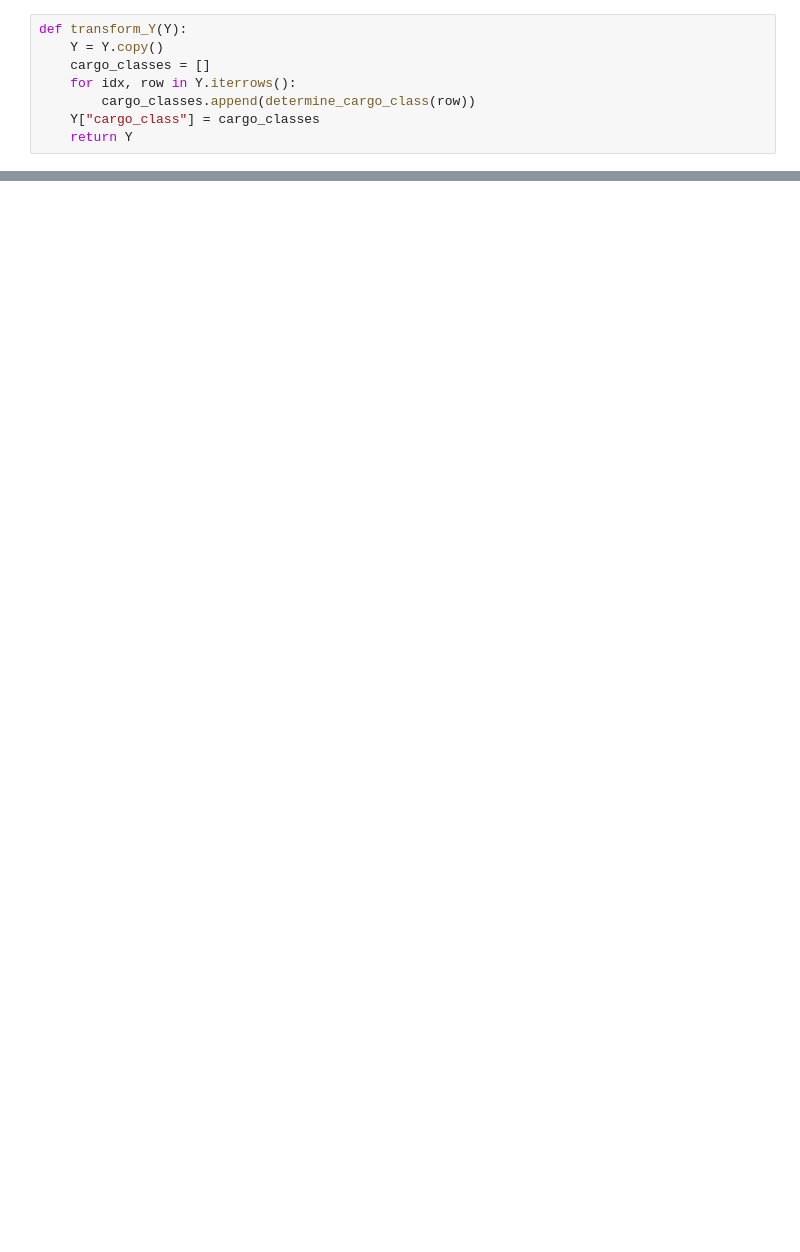
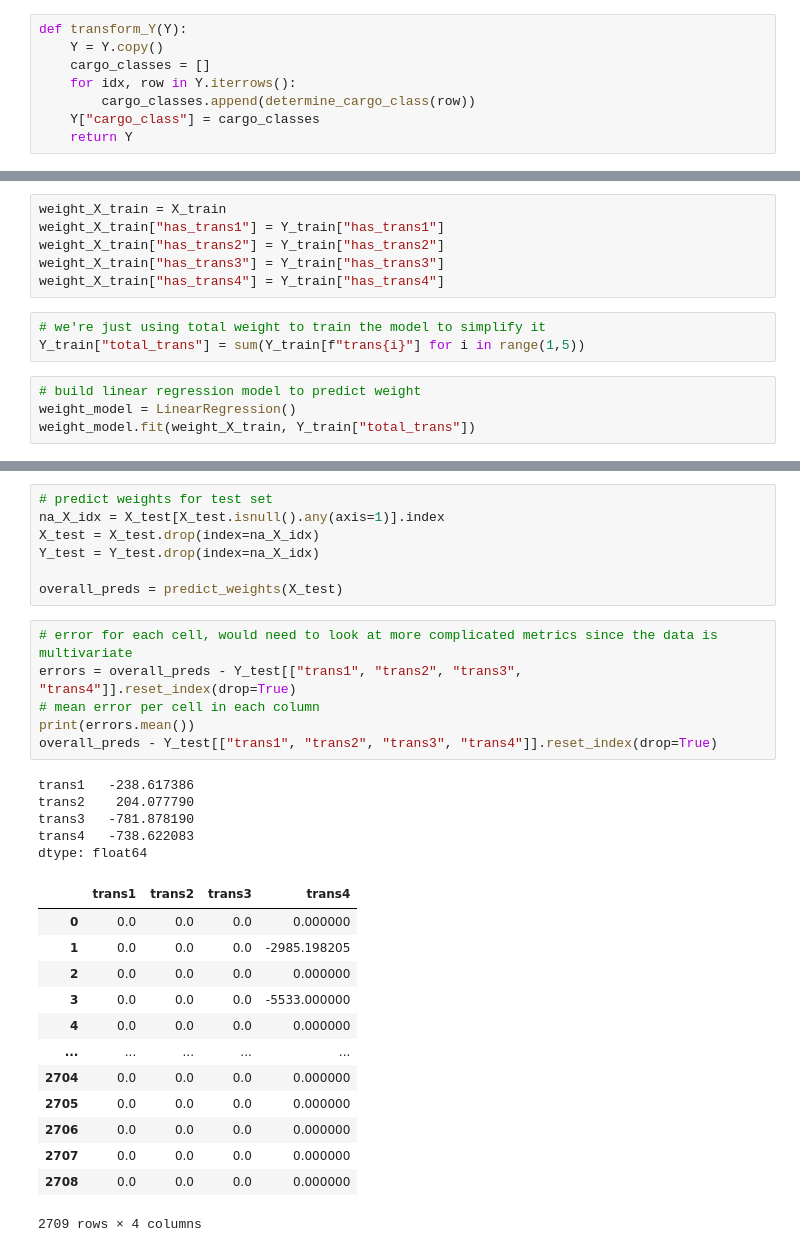
Before and after one commit to nicholashanoian/widgetbrain-transships, a Jupyter notebook: widgetbrain-transships.ipynb, the cells around one changed output, grey strips where cells are left out. Drawn from its saved outputs; the diff is of its cells as text; blank space fills up the shorter version.

```diff
--- a/widgetbrain-transships.ipynb
+++ b/widgetbrain-transships.ipynb
@@ -250,0 +275,13 @@ Y_train["total_trans"] =
+# %%
+weight_X_train = X_train
+weight_X_train["has_trans1"] = Y_train["has_trans1"]
+weight_X_train["has_trans2"] = Y_train["has_trans2"]
+weight_X_train["has_trans3"] = Y_train["has_trans3"]
+weight_X_train["has_trans4"] = Y_train["has_trans4"]
+# %%
+# we're just using total weight to train the model to simplify it
+Y_train["total_trans"] = sum(Y_train[f"trans{i}"] for i in range(1,5))
+# %%
+# build linear regression model to predict weight
+weight_model = LinearRegression()
+weight_model.fit(weight_X_train, Y_train["total_trans"])
@@ -250,0 +372,32 @@ Y_train["total_trans"] =
+# %%
+# predict weights for test set
+na_X_idx = X_test[X_test.isnull().any(axis=1)].index
+X_test = X_test.drop(index=na_X_idx)
+Y_test = Y_test.drop(index=na_X_idx)
+
+overall_preds = predict_weights(X_test)
+# %%
+# error for each cell, would need to look at more complicated metrics since the data is multivariate
+errors = overall_preds - Y_test[["trans1", "trans2", "trans3", "trans4"]].reset_index(drop=True)
+# mean error per cell in each column
+print(errors.mean())
+overall_preds - Y_test[["trans1", "trans2", "trans3", "trans4"]].reset_index(drop=True)
+# %% [output]
+trans1   -238.617386
+trans2    204.077790
+trans3   -781.878190
+trans4   -738.622083
+dtype: float64
+|  | trans1 | trans2 | trans3 | trans4 |
+| 0 | 0.0 | 0.0 | 0.0 | 0.000000 |
+| 1 | 0.0 | 0.0 | 0.0 | -2985.198205 |
+| 2 | 0.0 | 0.0 | 0.0 | 0.000000 |
+| 3 | 0.0 | 0.0 | 0.0 | -5533.000000 |
+| 4 | 0.0 | 0.0 | 0.0 | 0.000000 |
+| ... | ... | ... | ... | ... |
+| 2704 | 0.0 | 0.0 | 0.0 | 0.000000 |
+| 2705 | 0.0 | 0.0 | 0.0 | 0.000000 |
+| 2706 | 0.0 | 0.0 | 0.0 | 0.000000 |
+| 2707 | 0.0 | 0.0 | 0.0 | 0.000000 |
+| 2708 | 0.0 | 0.0 | 0.0 | 0.000000 |
+2709 rows × 4 columns
```
Also changed, not shown: parts of 13 cells of this notebook.
